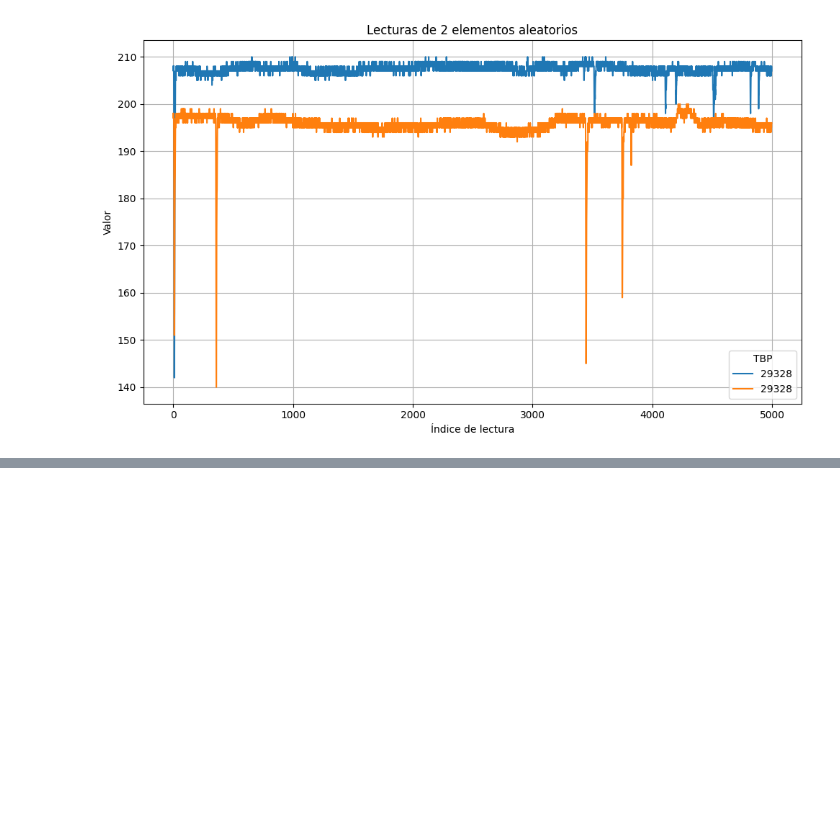
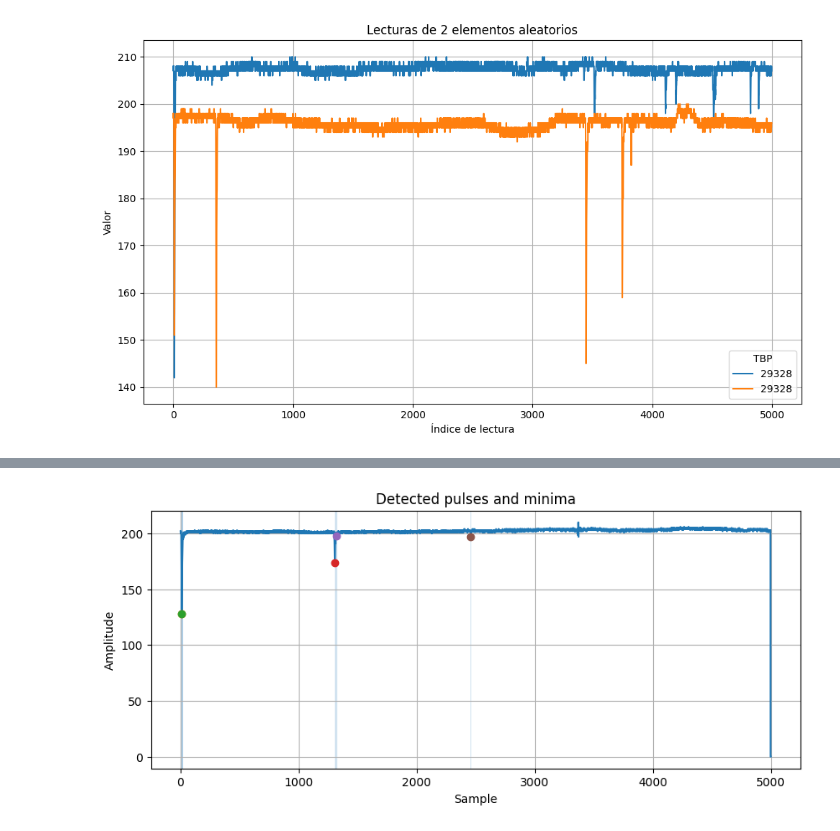
Before and after one commit to ECFM-USAC/LAGO_data_model, a Jupyter notebook: notebooks/eda.ipynb, the cells around one changed output, grey strips where cells are left out. Cells and saved outputs as stored; diff of their text form; code cells hidden in the pictures; blank space fills up the shorter version.

```diff
--- a/notebooks/eda.ipynb
+++ b/notebooks/eda.ipynb
@@ -59,0 +86,8 @@ data
+# %%
+pulse_read = data.sample(1)['readings'].iloc[0]
+# %%
+df_pulses = extract_pulses(
+    pulse_read,
+    nsigma_threshold=3.0, crossback_nsigma=1.0,
+    min_len=3, baseline_win=25
+)
@@ -59,0 +103,15 @@ data
+# %%
+plt.figure(figsize=(10,4))
+plt.plot(pulse_read)
+for _, r in df_pulses.iterrows():
+    i0, i1 = int(r.start_idx), int(r.end_idx)
+    kmin = int(r.min_idx)
+    plt.axvspan(i0, i1, alpha=0.2)
+    plt.plot(kmin, pulse_read[kmin], 'o')
+plt.title("Detected pulses and minima")
+plt.xlabel("Sample")
+plt.ylabel("Amplitude")
+plt.grid(True)
+plt.show()
+# %% [output]
+[figure, added]
```
Also changed, not shown: parts of 13 cells of this notebook, 1 other file.
